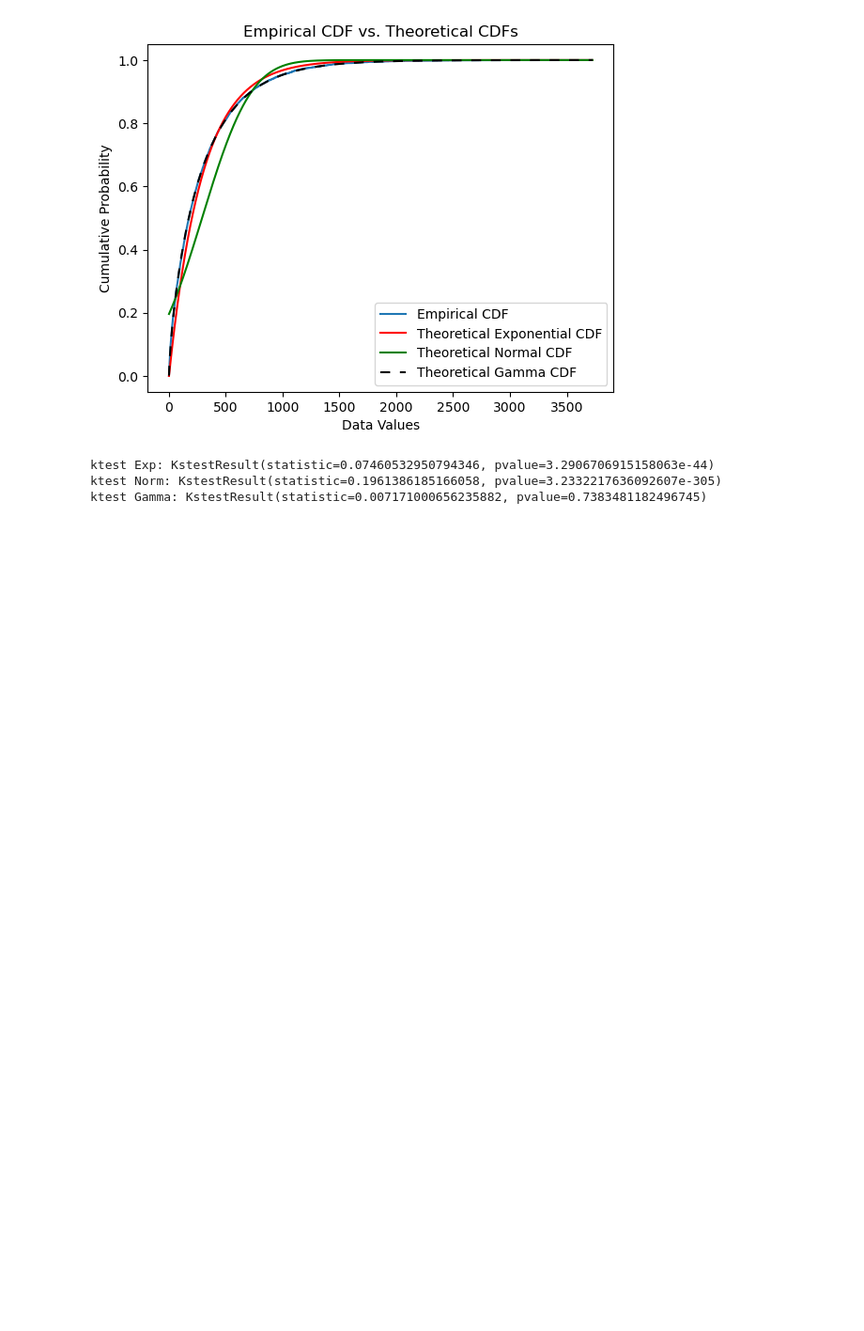
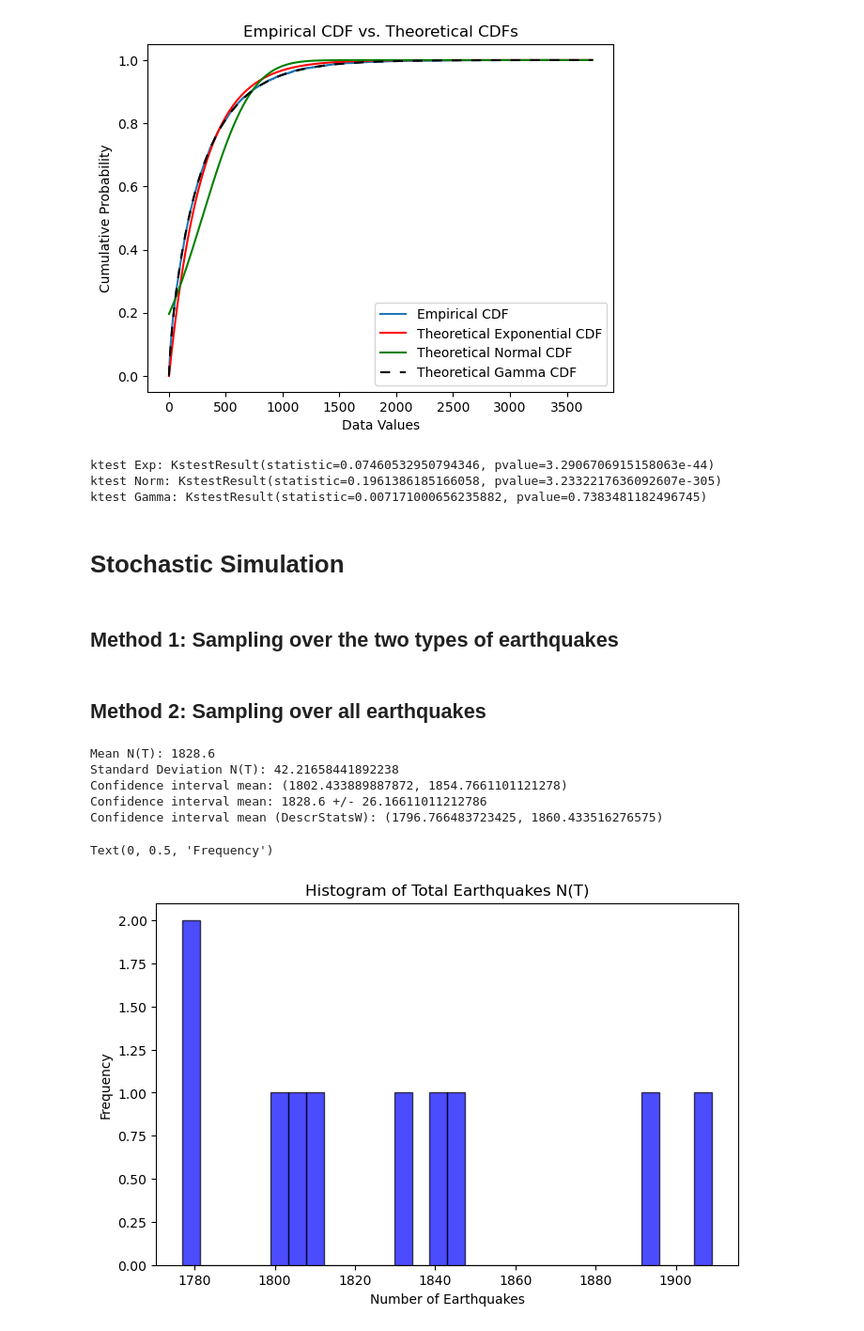
Before and after one commit to Rawbun34/2DF20---Assignment-2, a Jupyter notebook: 2DF20_Assignment_2.ipynb, the cells around one changed output. Shown at 94% size. Cells and saved outputs as stored; diff of their text form; code cells hidden in the pictures; blank space fills up the shorter version.

Commit message:
start on method 2 of simulation

```diff
--- a/2DF20_Assignment_2.ipynb
+++ b/2DF20_Assignment_2.ipynb
@@ -268,3 +268,54 @@ print("ktest Gamma:", stats.kstest(x, estGammaDist.cdf))
 ktest Exp: KstestResult(statistic=0.07460532950794346, pvalue=3.2906706915158063e-44)
 ktest Norm: KstestResult(statistic=0.1961386185166058, pvalue=3.2332217636092607e-305)
 ktest Gamma: KstestResult(statistic=0.007171000656235882, pvalue=0.7383481182496745)
+# %% [markdown]
+# Stochastic Simulation
+# %% [markdown]
+## Method 1: Sampling over the two types of earthquakes
+# %% [markdown]
+## Method 2: Sampling over all earthquakes
+# %%
+def simEarthquakes(alpha, beta, T):
+    Nt = 0
+    interArrDist = stats.gamma(alpha, scale=1/beta)
+    t = interArrDist.rvs()
+
+    while t < T:
+        Nt += 1
+        t += interArrDist.rvs()
+
+    return Nt
+
+T = 365*24*60
+
+nrRuns = 10
+sim = [simEarthquakes(alphaEst, betaEst, T) for _ in range(nrRuns)]
+sample_mean = np.mean(sim)
+sample_std = np.std(sim)
+
+print(f'Mean N(T): {sample_mean}')
+print(f'Standard Deviation N(T): {sample_std}')
+
+halfwidth = 1.96 * sample_std / np.sqrt(nrRuns)
+print(f'Confidence interval mean: {(sample_mean - halfwidth, sample_mean + halfwidth)}')
+print(f'Confidence interval mean: {sample_mean} +/- {halfwidth}')
+
+from statsmodels.stats.weightstats import DescrStatsW
+ci = DescrStatsW(sim).tconfint_mean(alpha=0.05)
+print(f'Confidence interval mean (DescrStatsW): {ci}')
+# %% [output]
+Mean N(T): 1828.6
+Standard Deviation N(T): 42.21658441892238
+Confidence interval mean: (1802.433889887872, 1854.7661101121278)
+Confidence interval mean: 1828.6 +/- 26.16611011212786
+Confidence interval mean (DescrStatsW): (1796.766483723425, 1860.433516276575)
+# %%
+# Plot histogram for N(T)
+plt.figure(figsize=(8, 5))
+plt.hist(sim, bins=30, alpha=0.7, color='blue', edgecolor='black')
+plt.title('Histogram of Total Earthquakes N(T)')
+plt.xlabel('Number of Earthquakes')
+plt.ylabel('Frequency')
+# %% [output]
+Text(0, 0.5, 'Frequency')
+[figure, added]
```
Also changed, not shown: parts of 2 cells of this notebook.
